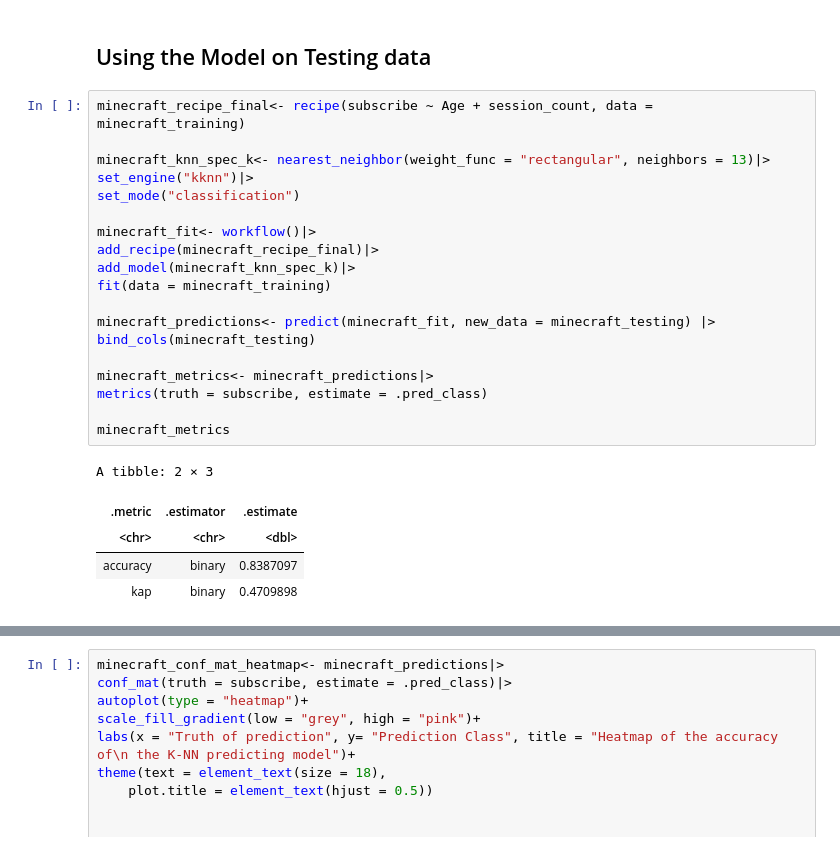
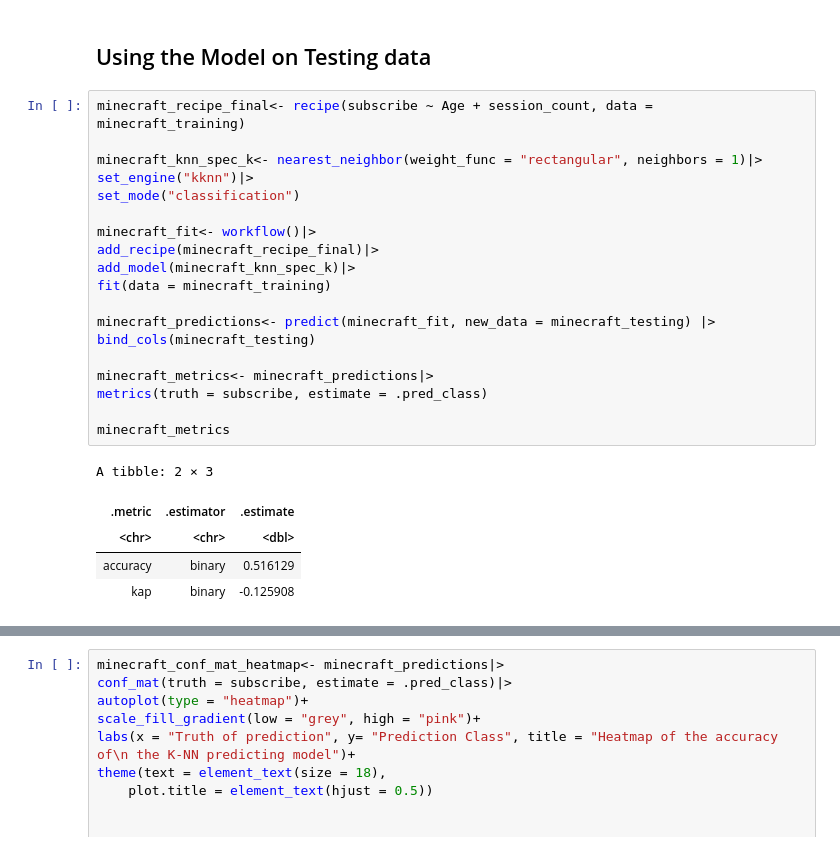
Before and after one commit to chrispy-tacos/dsci-100-project, a Jupyter notebook: dsci-g2-project.ipynb, the cells around one changed output, grey strips where cells are left out. Drawn from its saved outputs; the diff is of its cells as text.

```diff
--- a/dsci-g2-project.ipynb
+++ b/dsci-g2-project.ipynb
@@ -211,28 +231,28 @@ IRdisplay::display_png(file = "plot_of_k_values.png")
 # %%
 minecraft_recipe_final<- recipe(subscribe ~ Age + session_count, data = minecraft_training)
 
-minecraft_knn_spec_k<- nearest_neighbor(weight_func = "rectangular", neighbors = 13)|>
+minecraft_knn_spec_k<- nearest_neighbor(weight_func = "rectangular", neighbors = 1)|>
 set_engine("kknn")|>
 set_mode("classification")
 
 minecraft_fit<- workflow()|>
 add_recipe(minecraft_recipe_final)|>
 add_model(minecraft_knn_spec_k)|>
 fit(data = minecraft_training)
 
 minecraft_predictions<- predict(minecraft_fit, new_data = minecraft_testing) |>
 bind_cols(minecraft_testing)
 
 minecraft_metrics<- minecraft_predictions|>
 metrics(truth = subscribe, estimate = .pred_class)
 
 minecraft_metrics
 # %% [output]
 A tibble: 2 × 3
 | .metric | .estimator | .estimate |
 | <chr> | <chr> | <dbl> |
-| accuracy | binary | 0.8387097 |
-| kap | binary | 0.4709898 |
+| accuracy | binary | 0.516129 |
+| kap | binary | -0.125908 |
 # %%
 minecraft_conf_mat<- minecraft_predictions|>
 conf_mat(truth = subscribe, estimate = .pred_class)
```
Also changed, not shown: parts of 13 cells of this notebook.
